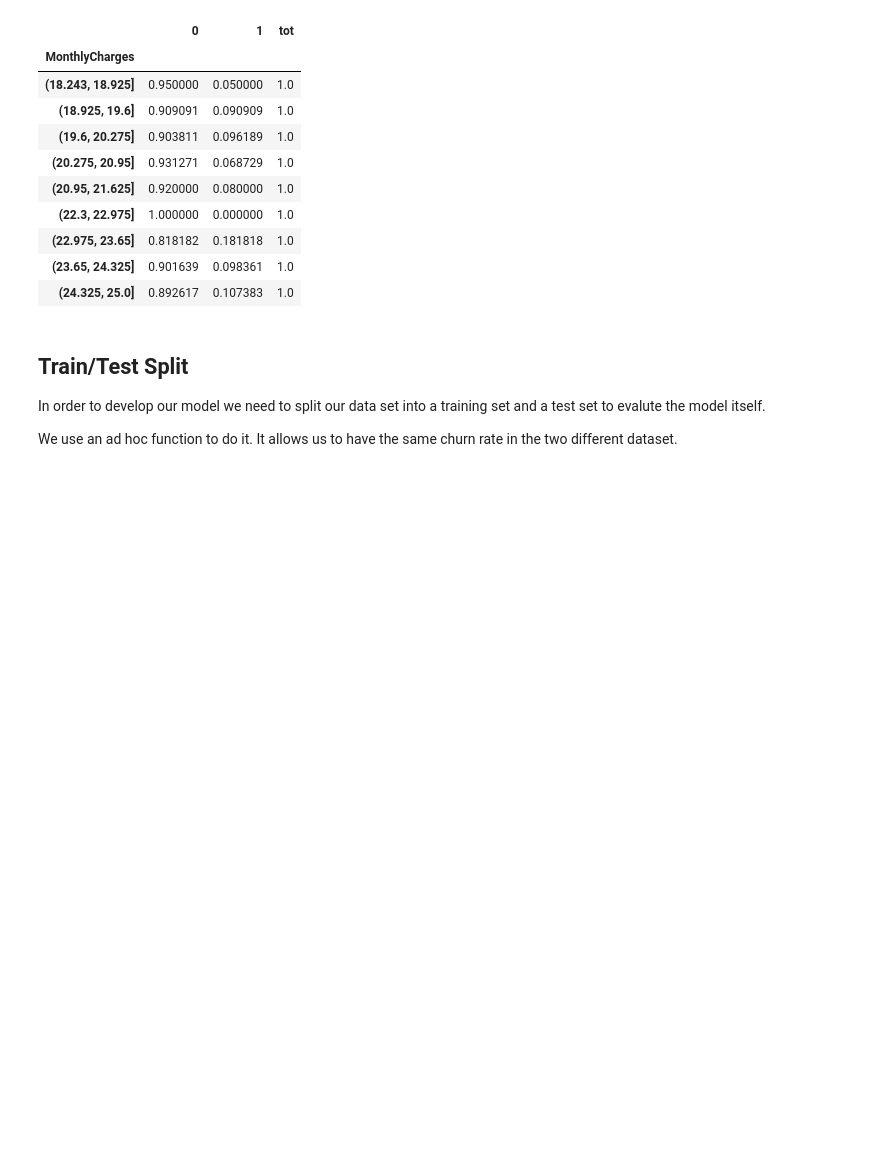
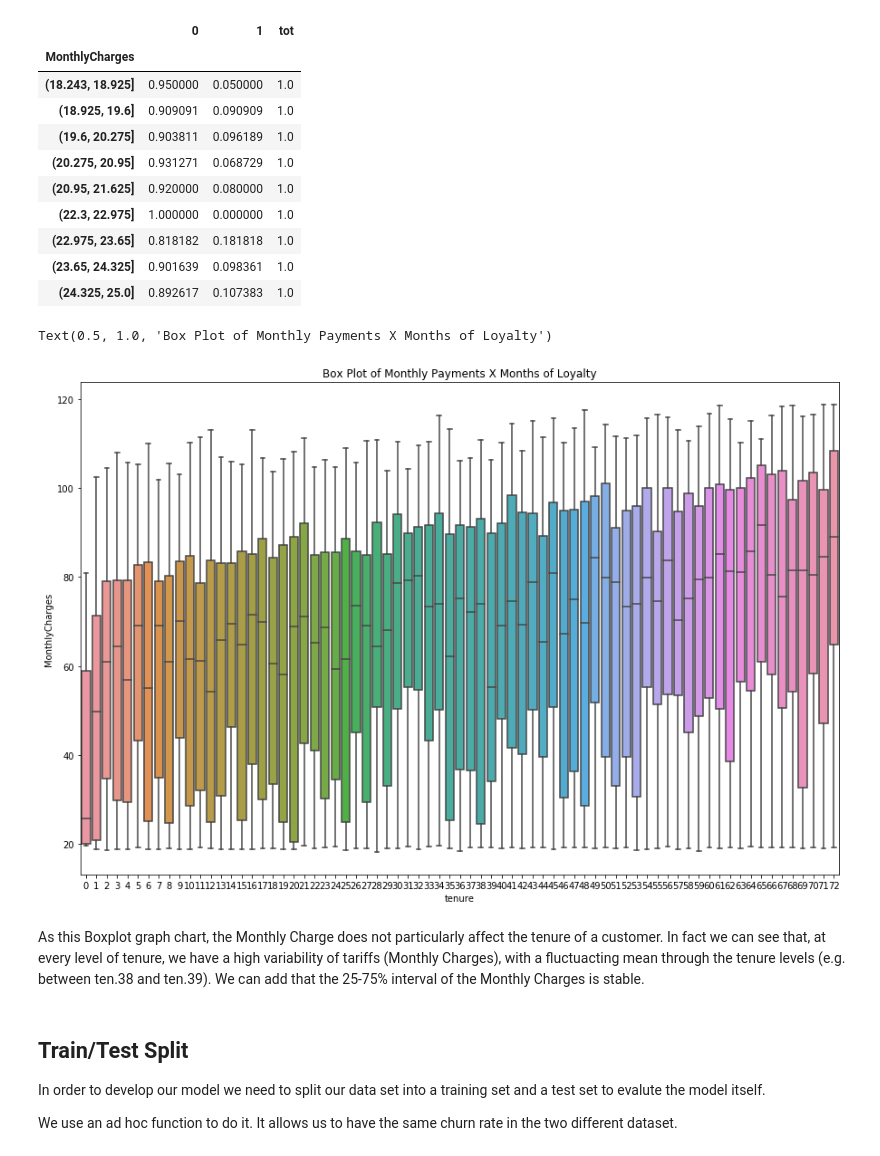
Before and after one commit to gigiatzeni/Tlc_Assignment_UCSC, a Jupyter notebook: Telco.ipynb, the cells around one changed output. Saved outputs shown, nothing was run; the diff lists cells and outputs as text; code cells hidden in the pictures; blank space fills up the shorter version.

```diff
--- a/Telco.ipynb
+++ b/Telco.ipynb
@@ -447,6 +473,17 @@ ct.div(ct['tot'], 0)
 | (22.975, 23.65] | 0.818182 | 0.181818 | 1.0 |
 | (23.65, 24.325] | 0.901639 | 0.098361 | 1.0 |
 | (24.325, 25.0] | 0.892617 | 0.107383 | 1.0 |
+# %%
+plt.figure(figsize = (15,10))
+
+sns.boxplot(x = 'tenure', y = 'MonthlyCharges', data = tlc_db1)
+
+plt.title('Box Plot of Monthly Payments X Months of Loyalty')
+# %% [output]
+Text(0.5, 1.0, 'Box Plot of Monthly Payments X Months of Loyalty')
+[figure, added]
+# %% [markdown]
+As this Boxplot graph chart, the Monthly Charge does not particularly affect the tenure of a customer. In fact we can see that, at every level of tenure, we have a high variability of tariffs (Monthly Charges), with a fluctuacting mean through the tenure levels (e.g. between ten.38 and ten.39). We can add that the 25-75% interval of the Monthly Charges is stable.
 # %%
 tlc_db1.to_csv("Tlc.csv")
 # %% [markdown]
```
Also changed, not shown: parts of 39 cells of this notebook.
